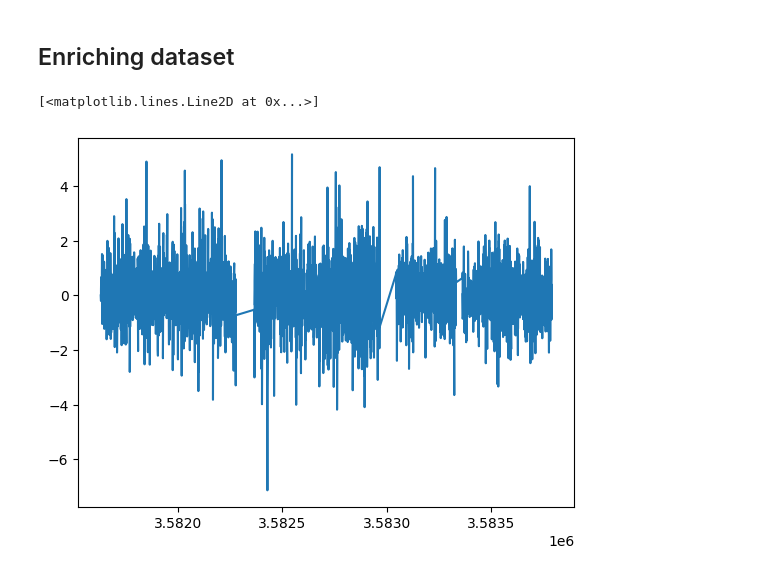
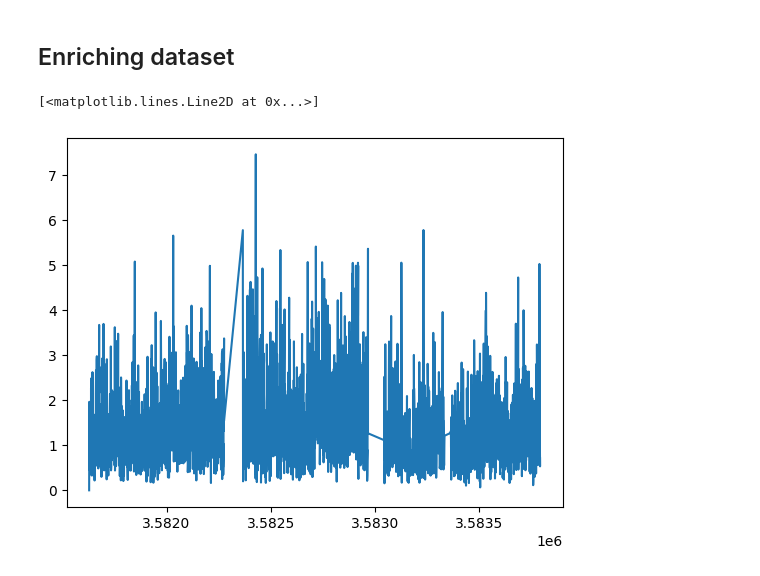
Before and after one commit to aurvantGitHub/driving_behavior, a Jupyter notebook: main.ipynb, the cells around one changed output. Cells and saved outputs as stored; diff of their text form; code cells hidden in the pictures.

```diff
--- a/main.ipynb
+++ b/main.ipynb
@@ -83,5 +91,5 @@ df = df.reindex(sorted(df.columns), axis=1)
 # %%
-plt.plot(df['Timestamp'], df['AccZ'])
+plt.plot(df['Timestamp'], df['Acc'])
 # %% [output]
 [<matplotlib.lines.Line2D at 0x...>]
-[figure, old version]
+[figure, new version]
```
Also changed, not shown: parts of 4 cells of this notebook.
